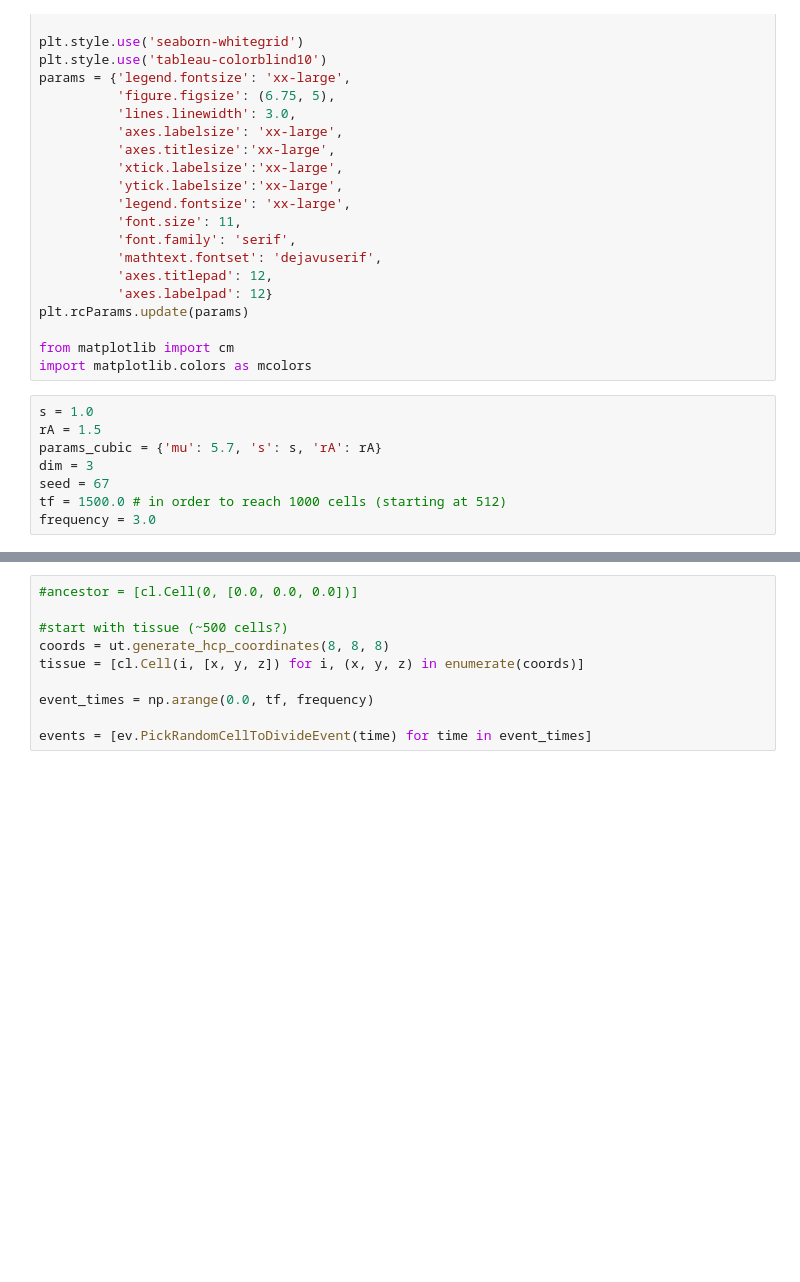
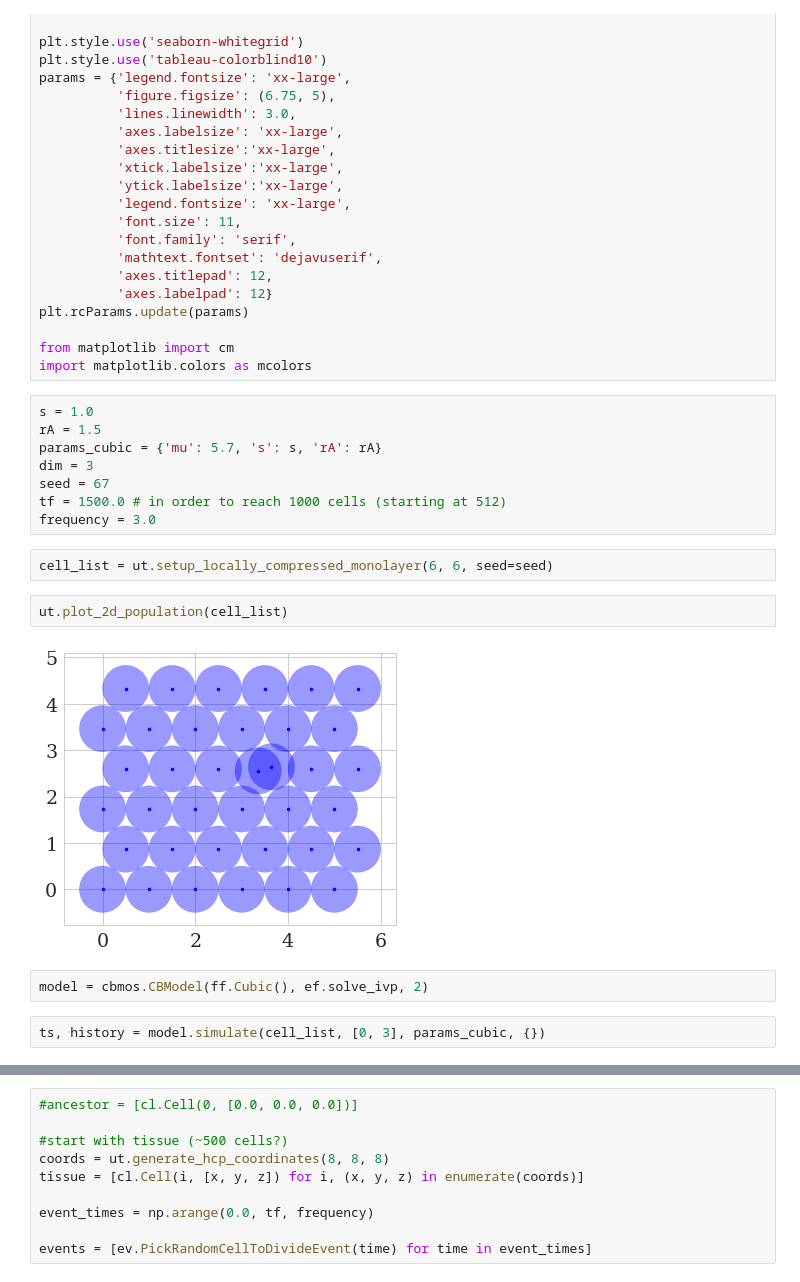
Before and after one commit to somathias/cbmos, a Jupyter notebook: experiments/exp-draft_linear_tissue_growth.ipynb, the cells around one changed output, grey strips where cells are left out. Drawn from its saved outputs; the diff is of its cells as text; blank space fills up the shorter version.

```diff
--- a/experiments/exp-draft_linear_tissue_growth.ipynb
+++ b/experiments/exp-draft_linear_tissue_growth.ipynb
@@ -43,3 +43,13 @@ dim = 3
 seed = 67
 tf = 1500.0 # in order to reach 1000 cells (starting at 512)
 frequency = 3.0
+# %%
+cell_list = ut.setup_locally_compressed_monolayer(6, 6, seed=seed)
+# %%
+ut.plot_2d_population(cell_list)
+# %% [output]
+[figure, added]
+# %%
+model = cbmos.CBModel(ff.Cubic(), ef.solve_ivp, 2)
+# %%
+ts, history = model.simulate(cell_list, [0, 3], params_cubic, {})
```
Also changed, not shown: parts of 8 cells of this notebook, 3 other files.
